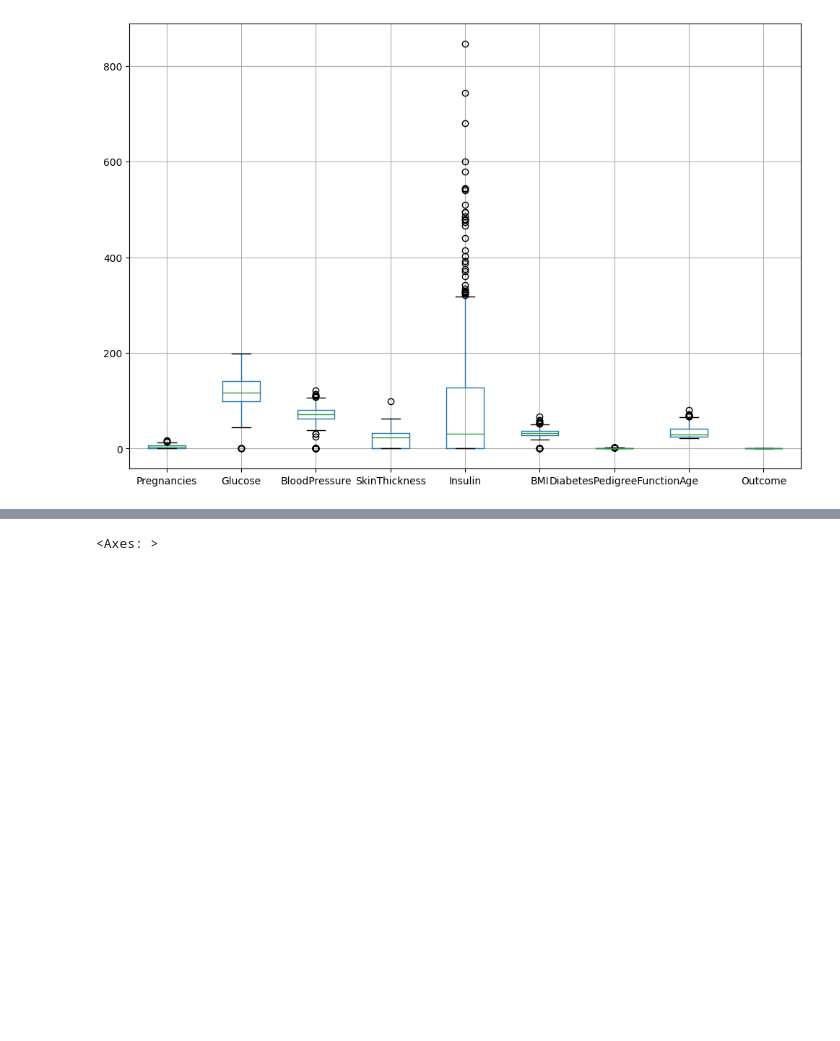
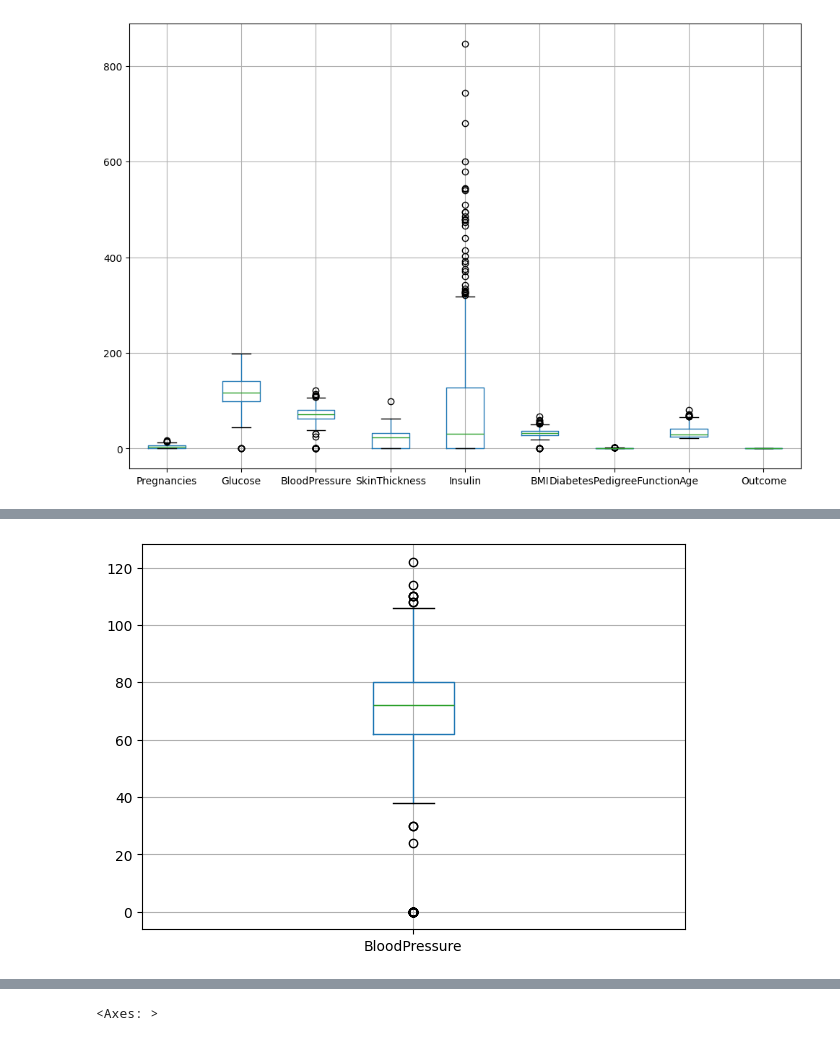
Before and after one commit to gkg1804/EDA-Diabetes, a Jupyter notebook: EDA_Diabetes.ipynb, the cells around one changed output, grey strips where cells are left out. Saved outputs shown, nothing was run; the diff lists cells and outputs as text; code cells hidden in the pictures; blank space fills up the shorter version.

```diff
--- a/EDA_Diabetes.ipynb
+++ b/EDA_Diabetes.ipynb
@@ -240,0 +254,7 @@ plt.show()
+# %%
+# Box plot for BloodPressure
+plt.figure(figsize = (7, 5))
+df.boxplot('BloodPressure')
+plt.show()
+# %% [output]
+[figure, added]
```
Also changed, not shown: parts of 21 cells of this notebook.
